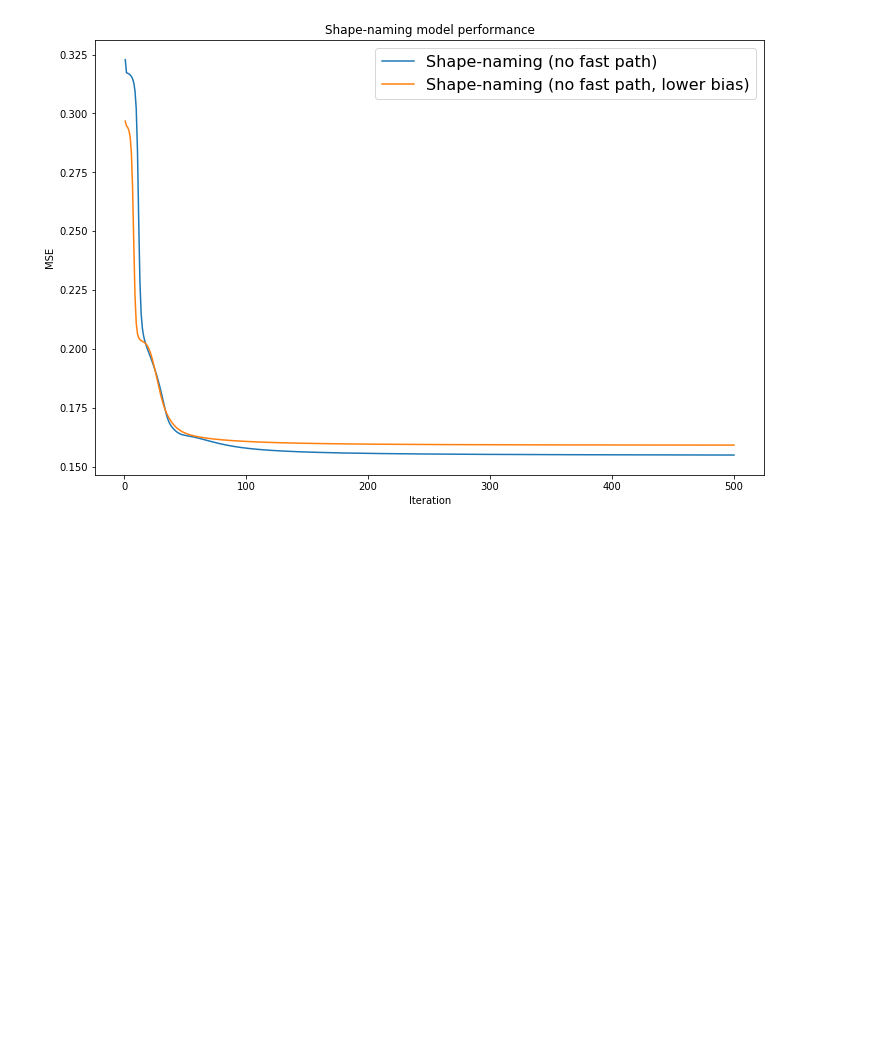
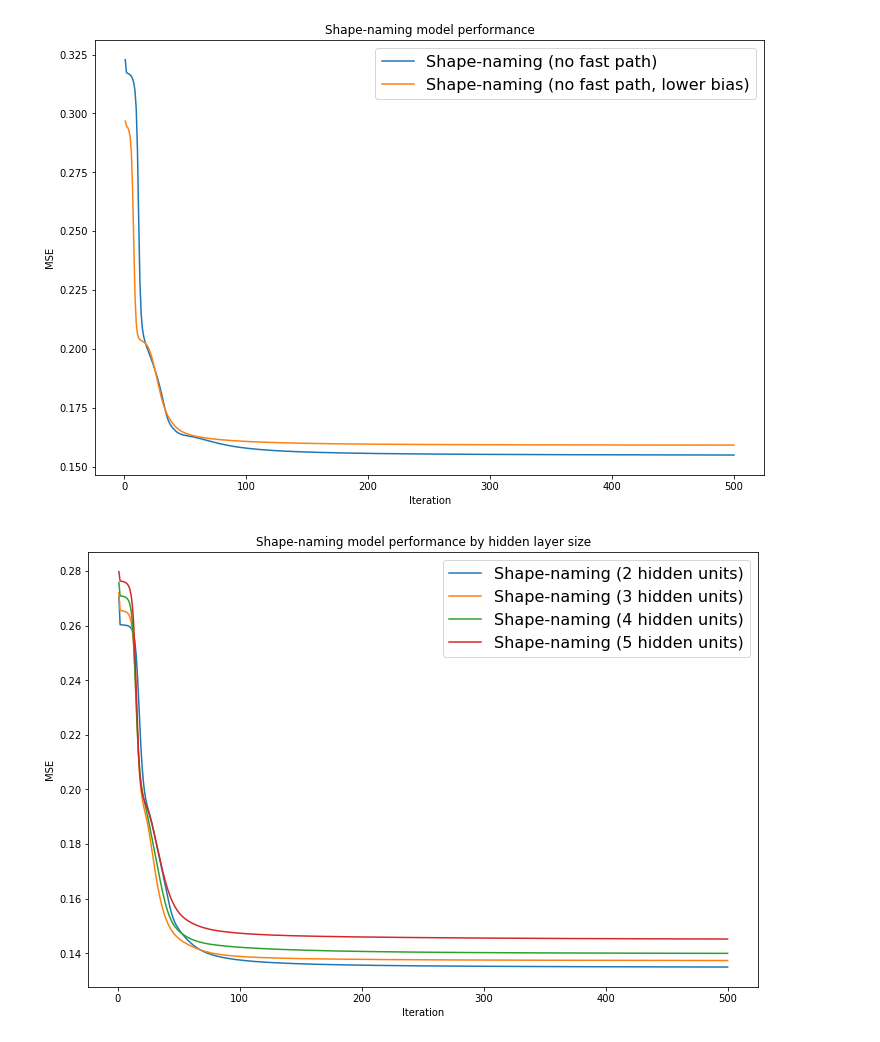
Before and after one commit to guydav/multitasking-modeling, a Jupyter notebook: models.ipynb, the cells around one changed output. Cells and saved outputs as stored; diff of their text form; code cells hidden in the pictures; blank space fills up the shorter version.

Commit message:
Running different variants of the shape-naming model, trying to figure out what might be the cause of the MSE barrier at 0.14

```diff
--- a/models.ipynb
+++ b/models.ipynb
@@ -97,0 +97,25 @@ plt.show()
+# %%
+SHAPE_NAMING_FOLDER = r'/Users/guydavidson/projects/nivlab/multitasking-modeling/shape-naming-results'
+
+shape_naming_hidden_size_results = [io.loadmat(os.path.join(SHAPE_NAMING_FOLDER,
+                                                           'shape-naming-no-fast-adj-bias-{i}-hidden-units.mat'.format(i=i)))
+                                    for i in range(2, 6)]
+# %%
+FIGURE_SIZE = (12, 8)
+plt.figure(figsize=FIGURE_SIZE)
+
+x_max = min([out['mse'].shape[1] for out in
+             shape_naming_hidden_size_results])
+x = np.arange(1, x_max + 1, 1)
+
+for i, out in zip(range(2, 6), shape_naming_hidden_size_results):
+    plt.plot(x, np.squeeze(out['mse'][:, :x_max]),
+         label='Shape-naming ({i} hidden units)'.format(i=i))
+
+plt.legend(loc=1, fontsize=16)
+plt.title('Shape-naming model performance by hidden layer size')
+plt.xlabel('Iteration')
+plt.ylabel('MSE')
+plt.show()
+# %% [output]
+[figure, added]
```
Also changed, not shown: parts of 4 cells of this notebook, 8 other files.
